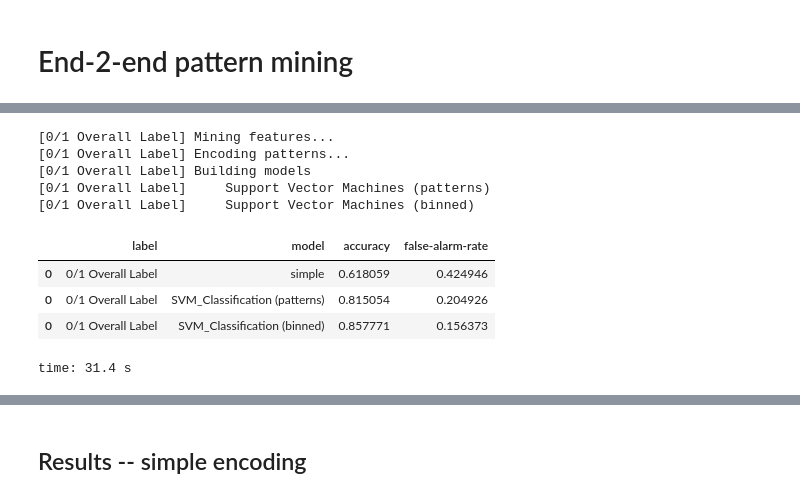
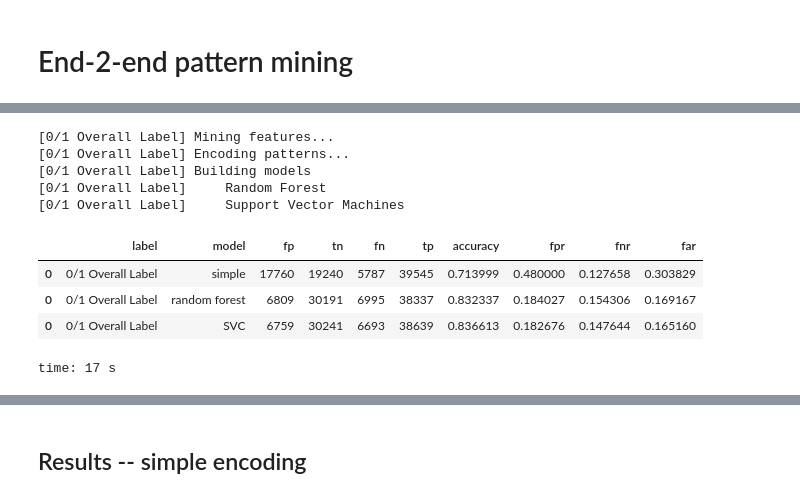
Before and after one commit to drabastomek/GTC, a Jupyter notebook: DC_2019/codes/GTC_DC_2019_Cyber.ipynb, the cells around one changed output, grey strips where cells are left out. Cells and saved outputs as stored; diff of their text form; code cells hidden in the pictures.

```diff
--- a/DC_2019/codes/GTC_DC_2019_Cyber.ipynb
+++ b/DC_2019/codes/GTC_DC_2019_Cyber.ipynb
@@ -271,12 +169,11 @@ attack_cat = [
     , (2, 'Shellcode')
     , (3, 'Analysis')
     , (4, 'Backdoor')
-    , (5, 'Backdoors')
-    , (6, 'DoS')
-    , (7, 'Exploits')
-    , (8, 'Generic')
-    , (9, 'Fuzzers')
-    , (10, 'Worms')
+    , (5, 'DoS')
+    , (6, 'Exploits')
+    , (7, 'Generic')
+    , (8, 'Fuzzers')
+    , (9, 'Worms')
 ]
 
 attack_cat = {
@@ -491,29 +335,4 @@ def encode_patterns(binned_df, patterns_to_encode):
     subset['pred'] = subset['pred'].astype('int8')
 
     return subset
-
-patterns_rec['col_name'] = patterns_rec['feature'].str.split('=')[0]
-patterns_rec['col_val']  = patterns_rec['feature'].str.split('=')[1]
-patterns_rec = patterns_rec.sort_values(by='pattern_id').reset_index(drop=True)
-patterns_expl = patterns_rec[['pattern_id', 'col_name', 'col_val']].to_pandas().to_records()
-
-patterns_to_encode = []
-
-curr = 0
-temp = []
-for i in patterns_expl:
-    if curr == i[1]:
-        temp.append((i[2], i[3]))
-
-    else:
-        patterns_to_encode.append(temp)
-        temp = [(i[2], i[3])]
-    curr = i[1]
-
-encoded_testing = encode_patterns(testing_binned, patterns_to_encode)
-
-#### Encoding training dataset
-encoded_df = encode_patterns(training_df, patterns_to_encode)
-X = encoded_df[['col_' + str(i) for i in range(len(patterns_to_encode))]]
-y = encoded_df['label'].astype('float32')
 # %% [output]
@@ -697,22 +507,26 @@ time: 984 µs
 # %%
+results  = cudf.DataFrame()
+patterns = cudf.DataFrame()
+stats    = cudf.DataFrame()
+
 #### overall label
-p, s, r = e2e_pattern_mining('0/1 Overall Label', df_exploded, training_df, testing_binned, feature_encoding, results, min_attack_rate=.75)
+p, s, r = e2e_pattern_mining('0/1 Overall Label', df_exploded, training_df, testing_binned, feature_encoding, results, min_attack_rate=.85)
 results  = cudf.concat([results,  r])
 patterns = cudf.concat([patterns, p])
 stats    = cudf.concat([stats,    s])
 
 results
 # %% [output]
 [0/1 Overall Label] Mining features...
 [0/1 Overall Label] Encoding patterns...
 [0/1 Overall Label] Building models
-[0/1 Overall Label]     Support Vector Machines (patterns)
-[0/1 Overall Label]     Support Vector Machines (binned)
+[0/1 Overall Label]     Random Forest
+[0/1 Overall Label]     Support Vector Machines
-|  | label | model | accuracy | false-alarm-rate |
-| 0 | 0/1 Overall Label | simple | 0.618059 | 0.424946 |
-| 0 | 0/1 Overall Label | SVM_Classification (patterns) | 0.815054 | 0.204926 |
-| 0 | 0/1 Overall Label | SVM_Classification (binned) | 0.857771 | 0.156373 |
+|  | label | model | fp | tn | fn | tp | accuracy | fpr | fnr | far |
+| 0 | 0/1 Overall Label | simple | 17760 | 19240 | 5787 | 39545 | 0.713999 | 0.480000 | 0.127658 | 0.303829 |
+| 0 | 0/1 Overall Label | random forest | 6809 | 30191 | 6995 | 38337 | 0.832337 | 0.184027 | 0.154306 | 0.169167 |
+| 0 | 0/1 Overall Label | SVC | 6759 | 30241 | 6693 | 38639 | 0.836613 | 0.182676 | 0.147644 | 0.165160 |
-time: 31.4 s
+time: 17 s
 # %%
 def redefine_label(attack_id, new_label, attack_select):
     for i, ai in enumerate(attack_id):
```
Also changed, not shown: parts of 30 cells of this notebook.
